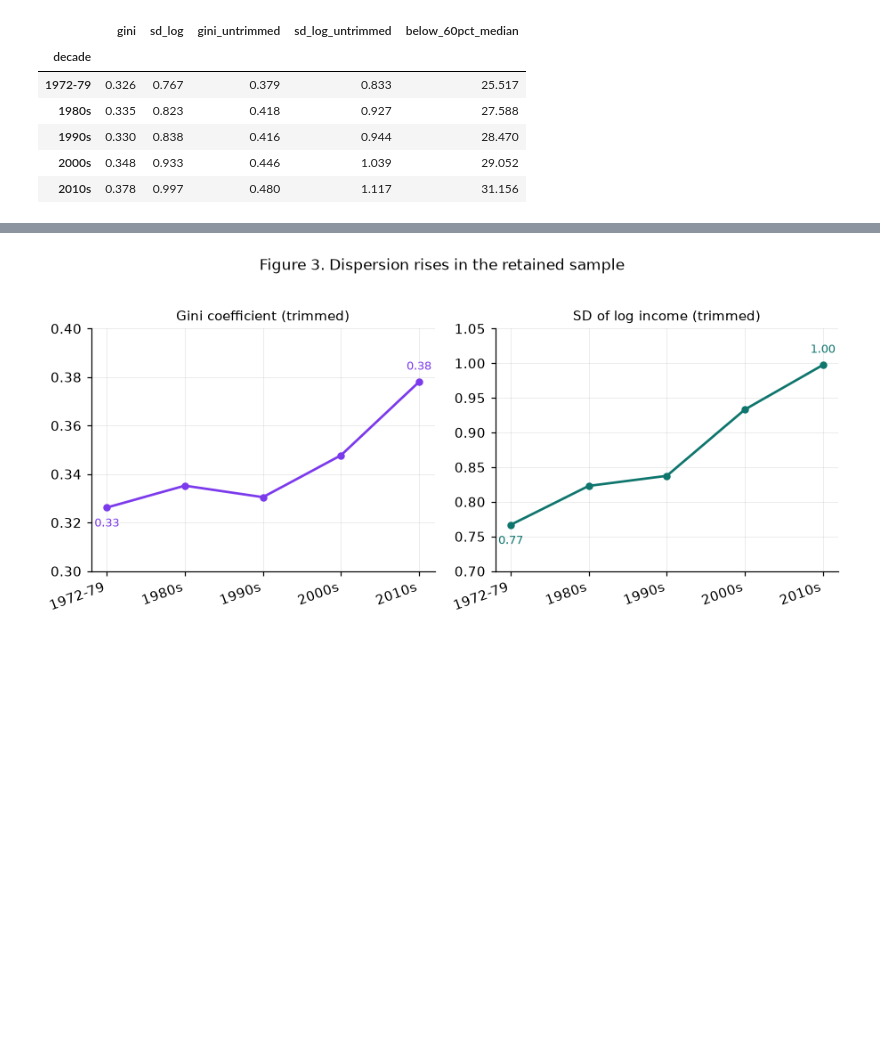
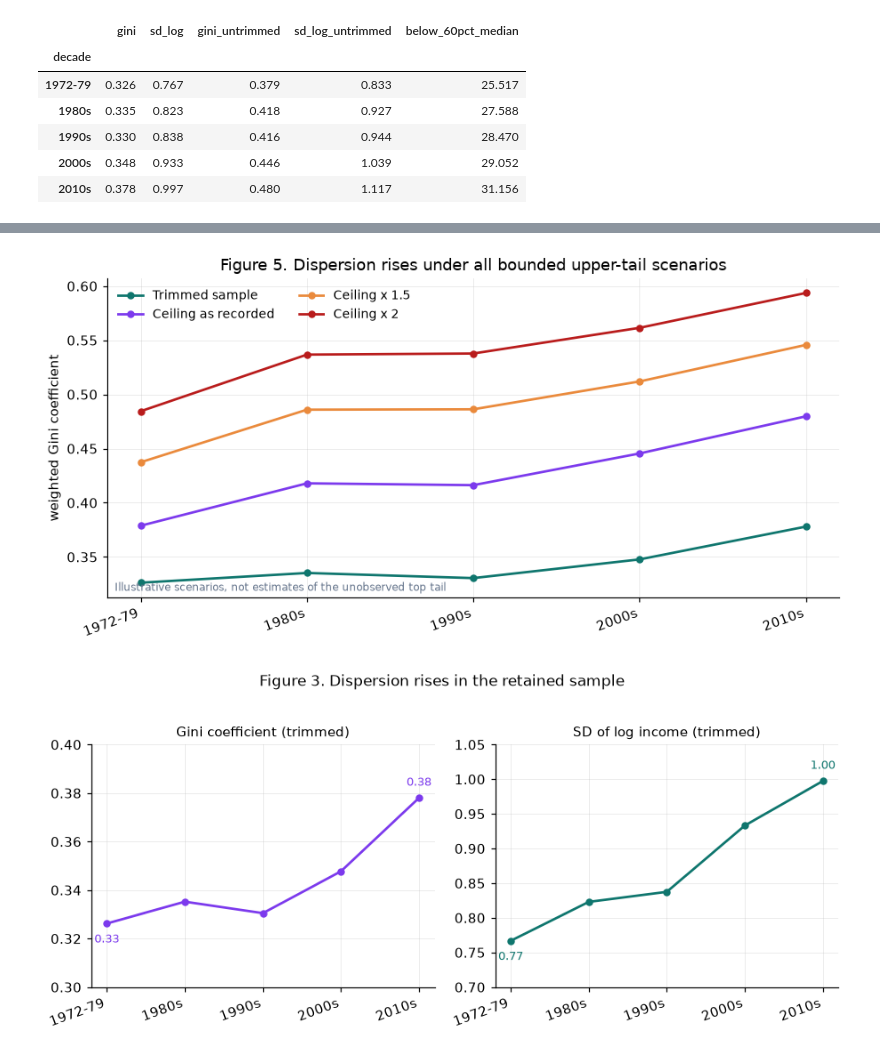
Before and after one commit to wangtingyue0322-beep/data-science-project, a Jupyter notebook: income_analysis.ipynb, the cells around one changed output, grey strips where cells are left out. Saved outputs shown, nothing was run; the diff lists cells and outputs as text; code cells hidden in the pictures; blank space fills up the shorter version.

Commit message:
Add validated robustness scenarios and exported results

```diff
--- a/income_analysis.ipynb
+++ b/income_analysis.ipynb
@@ -332,3 +410,28 @@ ineq.round(3)
+# %%
+fig, ax = plt.subplots(figsize=(8.4, 4.2))
+scenario_series = [
+    ("trimmed", "#0f766e", "Trimmed sample"),
+    ("ceiling_as_recorded", "#7c3aed", "Ceiling as recorded"),
+    ("ceiling_x1_5", "#ea8a3c", "Ceiling x 1.5"),
+    ("ceiling_x2", "#b91c1c", "Ceiling x 2"),
+]
+xs = np.arange(len(scenario_pivot))
+for column, colour, label in scenario_series:
+    ax.plot(xs, scenario_pivot[column], marker="o", markersize=4.5, linewidth=1.8,
+            color=colour, label=label)
+
+ax.set_xticks(xs)
+ax.set_xticklabels(scenario_pivot.index, rotation=20, ha="right")
+ax.set_ylabel("weighted Gini coefficient")
+ax.set_title("Figure 5. Dispersion rises under all bounded upper-tail scenarios")
+ax.legend(frameon=False, fontsize=9, ncol=2)
+ax.text(0.01, 0.02, "Illustrative scenarios, not estimates of the unobserved top tail",
+        transform=ax.transAxes, fontsize=8, color="#64748b")
+fig.tight_layout()
+fig.savefig(FIG / "fig5_topcode_sensitivity.png", bbox_inches="tight")
+plt.show()
+# %% [output]
+[figure, added]
 # %%
 fig, axes = plt.subplots(1, 2, figsize=(8.4, 3.7), sharex=True)
 panels = [("gini", "Gini coefficient (trimmed)", "#7c3aed", (0.30, 0.40)),
```
Also changed, not shown: parts of 8 cells of this notebook, 13 other files.
